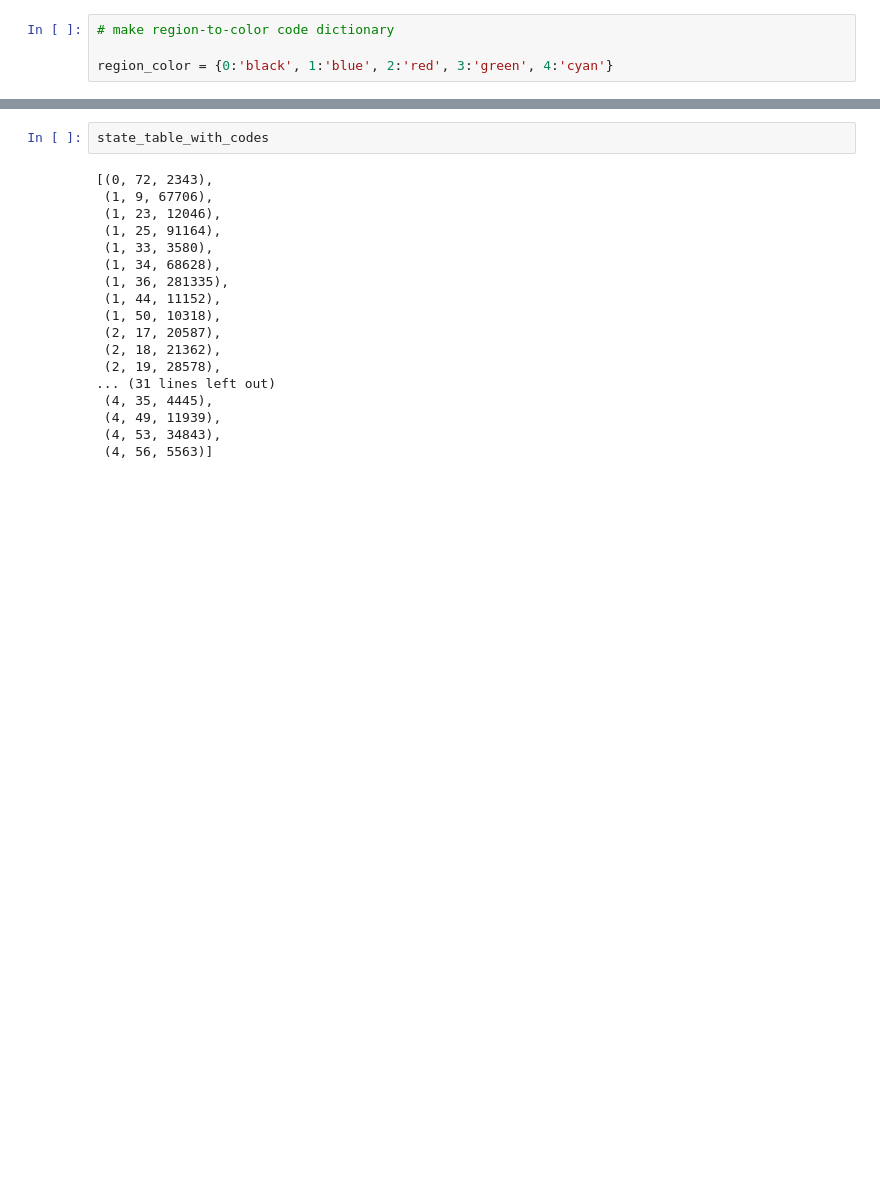
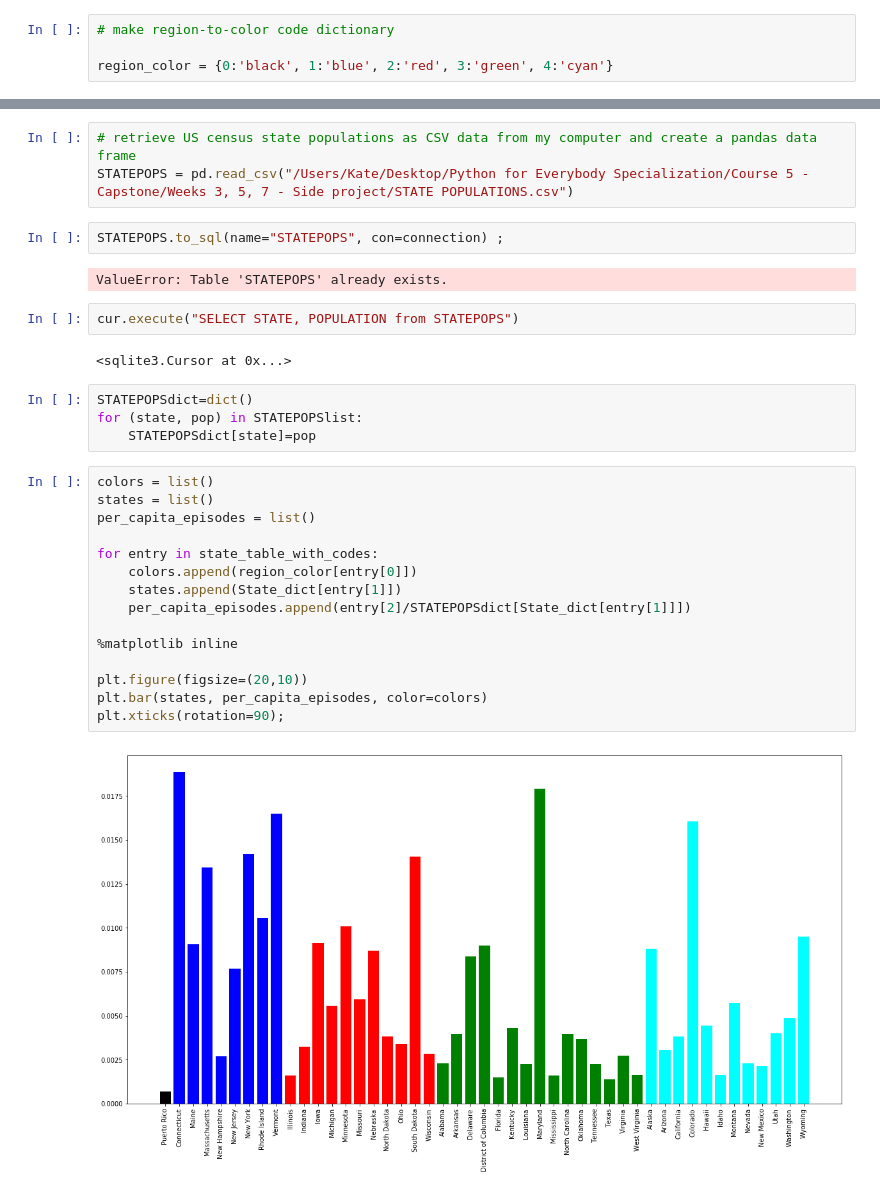
Before and after one commit to katevitale/SAMHDA, a Jupyter notebook: Main.ipynb, the cells around one changed output, grey strips where cells are left out. Drawn from its saved outputs; the diff is of its cells as text; blank space fills up the shorter version.

```diff
--- a/Main.ipynb
+++ b/Main.ipynb
@@ -70,20 +53,32 @@ plt.xticks(rotation=90)
-# %%
-state_table_with_codes
-# %% [output]
-[(0, 72, 2343),
- (1, 9, 67706),
- (1, 23, 12046),
- (1, 25, 91164),
- (1, 33, 3580),
- (1, 34, 68628),
- (1, 36, 281335),
- (1, 44, 11152),
- (1, 50, 10318),
- (2, 17, 20587),
- (2, 18, 21362),
- (2, 19, 28578),
-... (31 lines left out)
- (4, 35, 4445),
- (4, 49, 11939),
- (4, 53, 34843),
- (4, 56, 5563)]
+# %%
+# retrieve US census state populations as CSV data from my computer and create a pandas data frame
+STATEPOPS = pd.read_csv("/Users/Kate/Desktop/Python for Everybody Specialization/Course 5 - Capstone/Weeks 3, 5, 7 - Side project/STATE POPULATIONS.csv")
+# %%
+STATEPOPS.to_sql(name="STATEPOPS", con=connection) ;
+# %% [output]
+ValueError: Table 'STATEPOPS' already exists.
+# %%
+cur.execute("SELECT STATE, POPULATION from STATEPOPS")
+# %% [output]
+<sqlite3.Cursor at 0x...>
+# %%
+STATEPOPSdict=dict()
+for (state, pop) in STATEPOPSlist:
+    STATEPOPSdict[state]=pop
+# %%
+colors = list()
+states = list()
+per_capita_episodes = list()
+
+for entry in state_table_with_codes:
+    colors.append(region_color[entry[0]])
+    states.append(State_dict[entry[1]])
+    per_capita_episodes.append(entry[2]/STATEPOPSdict[State_dict[entry[1]]])
+
+%matplotlib inline
+
+plt.figure(figsize=(20,10))
+plt.bar(states, per_capita_episodes, color=colors)
+plt.xticks(rotation=90);
+# %% [output]
+[figure, added]
```
Also changed, not shown: parts of 3 cells of this notebook.
